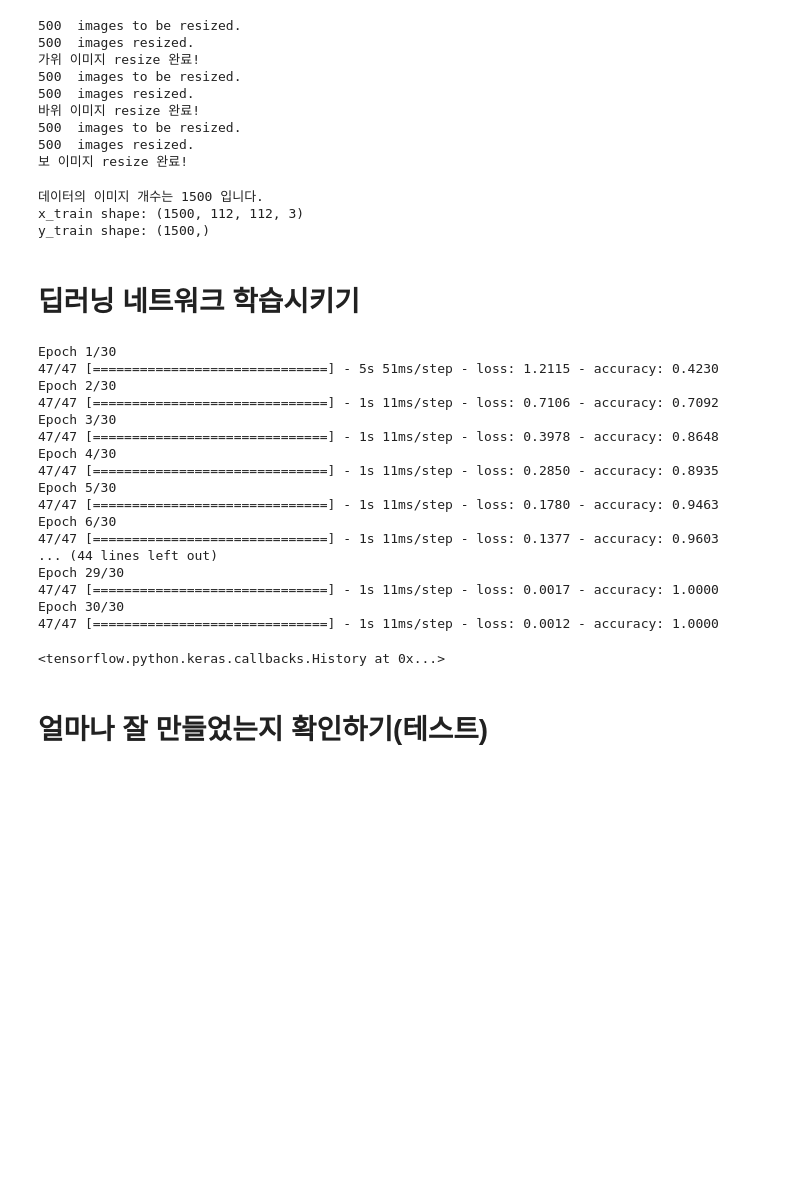
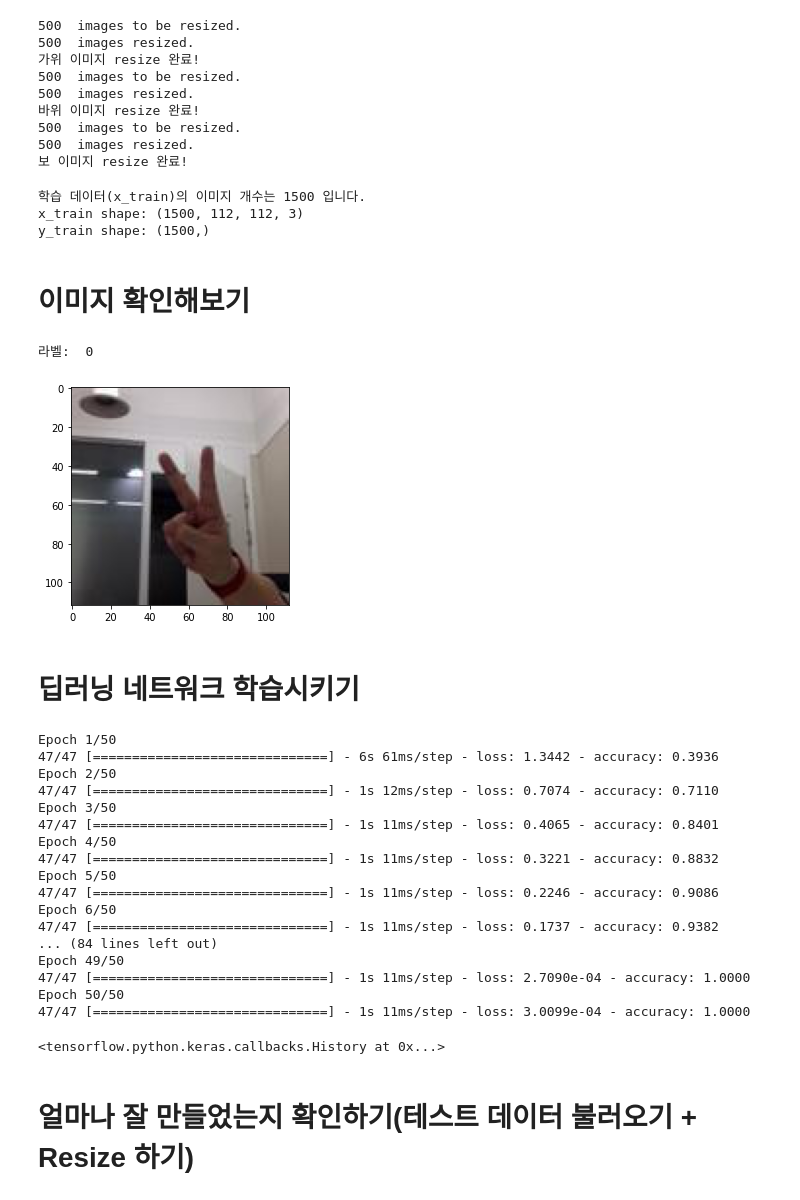
Before and after one commit to JYnote/AIFFEL_INCHEON, a Jupyter notebook: EXPLORATION/rock_scissor_paper.ipynb, the cells around one changed output. Drawn from its saved outputs; the diff is of its cells as text; code cells hidden in the pictures; blank space fills up the shorter version.

```diff
--- a/EXPLORATION/rock_scissor_paper.ipynb
+++ b/EXPLORATION/rock_scissor_paper.ipynb
@@ -106,7 +106,7 @@ def load_data(img_path, number_of_data=1500):  # 가위바위보 이미지 개
         labels[idx]=2   # 보 : 2
         idx=idx+1
 
-    print("데이터의 이미지 개수는", idx,"입니다.")
+    print("학습 데이터(x_train)의 이미지 개수는", idx,"입니다.")
     return imgs, labels
 
 image_dir_path = os.getenv("HOME") + "/aiffel/rock_scissor_paper"
@@ -116,9 +116,18 @@ x_train_norm = x_train/255.0   # 입력은 0~1 사이의 값으로 정규화
 print("x_train shape: {}".format(x_train.shape))
 print("y_train shape: {}".format(y_train.shape))
 # %% [output]
-데이터의 이미지 개수는 1500 입니다.
+학습 데이터(x_train)의 이미지 개수는 1500 입니다.
 x_train shape: (1500, 112, 112, 3)
 y_train shape: (1500,)
+# %% [markdown]
+# 이미지 확인해보기
+# %%
+import matplotlib.pyplot as plt
+plt.imshow(x_train[300])
+print('라벨: ', y_train[300])
+# %% [output]
+라벨:  0
+[figure, added]
 # %% [markdown]
 # 딥러닝 네트워크 학습시키기
 # %%
@@ -126,28 +135,28 @@ model.compile(optimizer='adam',
              loss='sparse_categorical_crossentropy',
              metrics=['accuracy'])
 
-model.fit(x_train_norm, y_train, epochs=30)
+model.fit(x_train_norm, y_train, epochs=50)
 # %% [output]
-Epoch 1/30
-47/47 [==============================] - 5s 51ms/step - loss: 1.2115 - accuracy: 0.4230
-Epoch 2/30
-47/47 [==============================] - 1s 11ms/step - loss: 0.7106 - accuracy: 0.7092
-Epoch 3/30
-47/47 [==============================] - 1s 11ms/step - loss: 0.3978 - accuracy: 0.8648
-Epoch 4/30
-47/47 [==============================] - 1s 11ms/step - loss: 0.2850 - accuracy: 0.8935
-Epoch 5/30
-47/47 [==============================] - 1s 11ms/step - loss: 0.1780 - accuracy: 0.9463
-Epoch 6/30
-47/47 [==============================] - 1s 11ms/step - loss: 0.1377 - accuracy: 0.9603
-... (44 lines left out)
-Epoch 29/30
-47/47 [==============================] - 1s 11ms/step - loss: 0.0017 - accuracy: 1.0000
-Epoch 30/30
-47/47 [==============================] - 1s 11ms/step - loss: 0.0012 - accuracy: 1.0000
+Epoch 1/50
+47/47 [==============================] - 6s 61ms/step - loss: 1.3442 - accuracy: 0.3936
+Epoch 2/50
+47/47 [==============================] - 1s 12ms/step - loss: 0.7074 - accuracy: 0.7110
+Epoch 3/50
+47/47 [==============================] - 1s 11ms/step - loss: 0.4065 - accuracy: 0.8401
+Epoch 4/50
+47/47 [==============================] - 1s 11ms/step - loss: 0.3221 - accuracy: 0.8832
+Epoch 5/50
+47/47 [==============================] - 1s 11ms/step - loss: 0.2246 - accuracy: 0.9086
+Epoch 6/50
+47/47 [==============================] - 1s 11ms/step - loss: 0.1737 - accuracy: 0.9382
+... (84 lines left out)
+Epoch 49/50
+47/47 [==============================] - 1s 11ms/step - loss: 2.7090e-04 - accuracy: 1.0000
+Epoch 50/50
+47/47 [==============================] - 1s 11ms/step - loss: 3.0099e-04 - accuracy: 1.0000
 <tensorflow.python.keras.callbacks.History at 0x...>
 # %% [markdown]
-# 얼마나 잘 만들었는지 확인하기(테스트)
+# 얼마나 잘 만들었는지 확인하기(테스트 데이터 불러오기 + Resize 하기)
 # %%
 def load_datas(img_path, number_of_data=300):  # 가위바위보 이미지 개수 총합에 주의하세요.
     # 가위 : 0, 바위 : 1, 보 : 2
```
Also changed, not shown: parts of 4 cells of this notebook.
